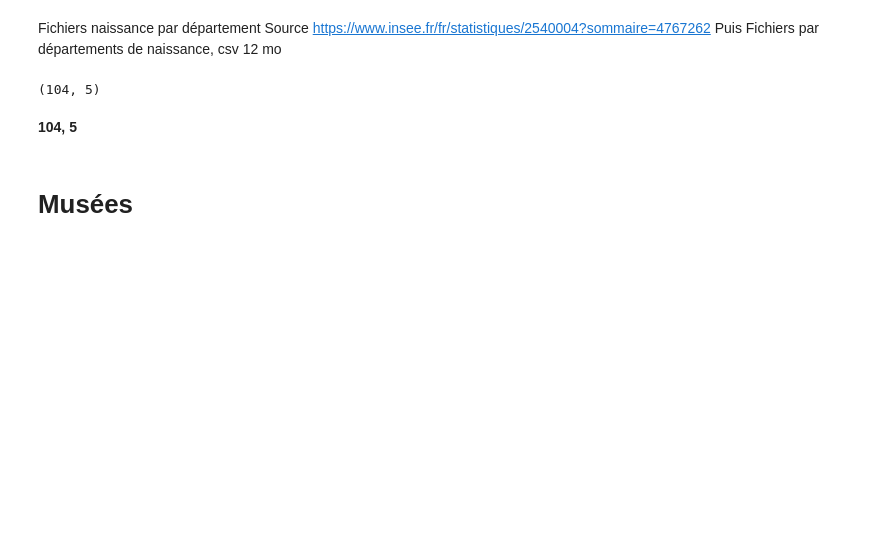
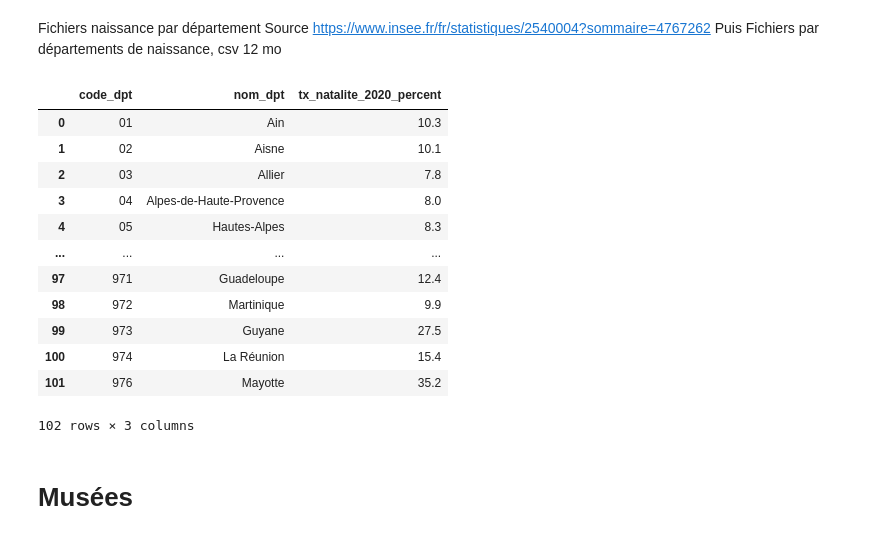
Before and after one commit to victor-kerros/tokenisation-immo, a Jupyter notebook: exploration_autres_data.ipynb, the cells around one changed output. Drawn from its saved outputs; the diff is of its cells as text; code cells hidden in the pictures; blank space fills up the shorter version.

```diff
--- a/exploration_autres_data.ipynb
+++ b/exploration_autres_data.ipynb
@@ -10,13 +10,25 @@ Source https://www.insee.fr/fr/statistiques/2540004?sommaire=4767262
 Puis Fichiers par départements de naissance, csv 12 mo
 # %%
 link = "https://www.insee.fr/fr/statistiques/fichier/2012761/TCRD_053.xlsx"
-taux_natalite_2020=pd.read_excel(link,"DEP", header = 3)
-taux_natalite_2020.head()
-taux_natalite_2020.shape
+fichier_natalite = pd.read_excel(link,"DEP", header = 3, skipfooter = 2)
+taux_natalite = fichier_natalite.iloc[:,:3]
+taux_natalite.columns = [["code_dpt", "nom_dpt", "tx_natalite_2020_percent"]]
+display(taux_natalite)
+# Colonnes par index
 # %% [output]
+|  | code_dpt | nom_dpt | tx_natalite_2020_percent |
+| 0 | 01 | Ain | 10.3 |
+| 1 | 02 | Aisne | 10.1 |
+| 2 | 03 | Allier | 7.8 |
+| 3 | 04 | Alpes-de-Haute-Provence | 8.0 |
+| 4 | 05 | Hautes-Alpes | 8.3 |
+| ... | ... | ... | ... |
+| 97 | 971 | Guadeloupe | 12.4 |
+| 98 | 972 | Martinique | 9.9 |
+| 99 | 973 | Guyane | 27.5 |
+| 100 | 974 | La Réunion | 15.4 |
+| 101 | 976 | Mayotte | 35.2 |
-(104, 5)
+102 rows × 3 columns
-# %% [markdown]
-**104, 5**
 # %% [markdown]
 # Musées
 # %% [markdown]
```
Also changed, not shown: parts of 11 cells of this notebook, 1 other file.
